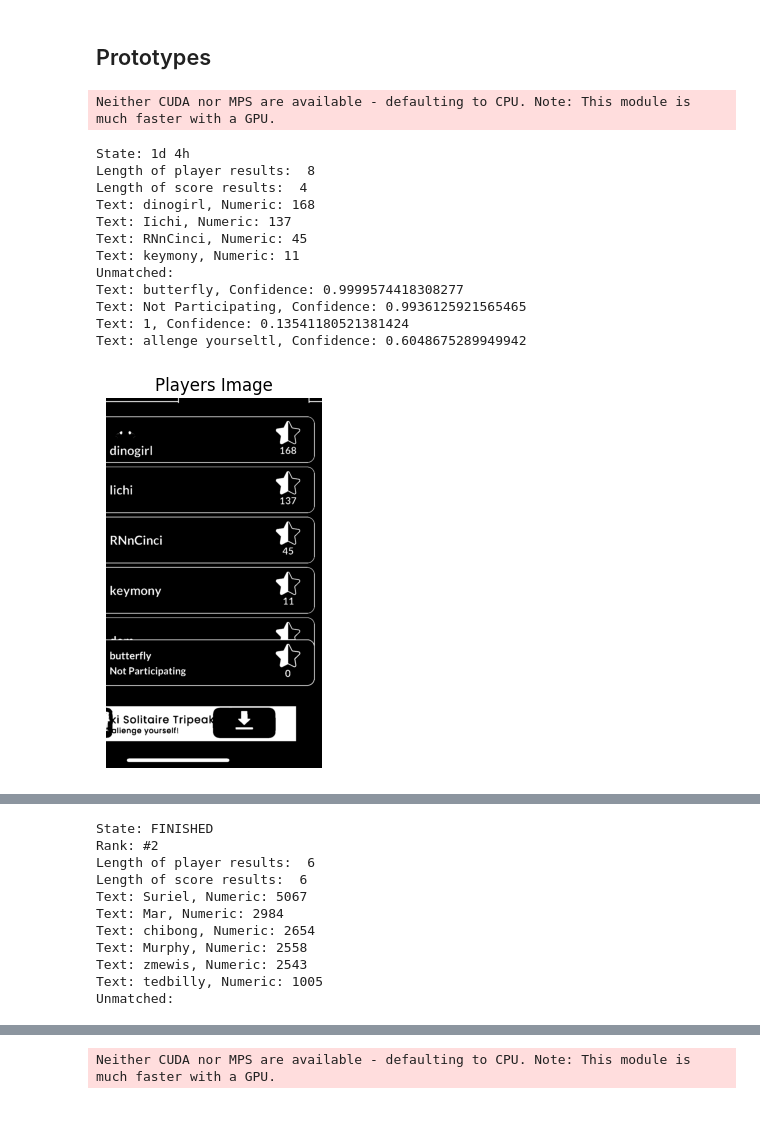
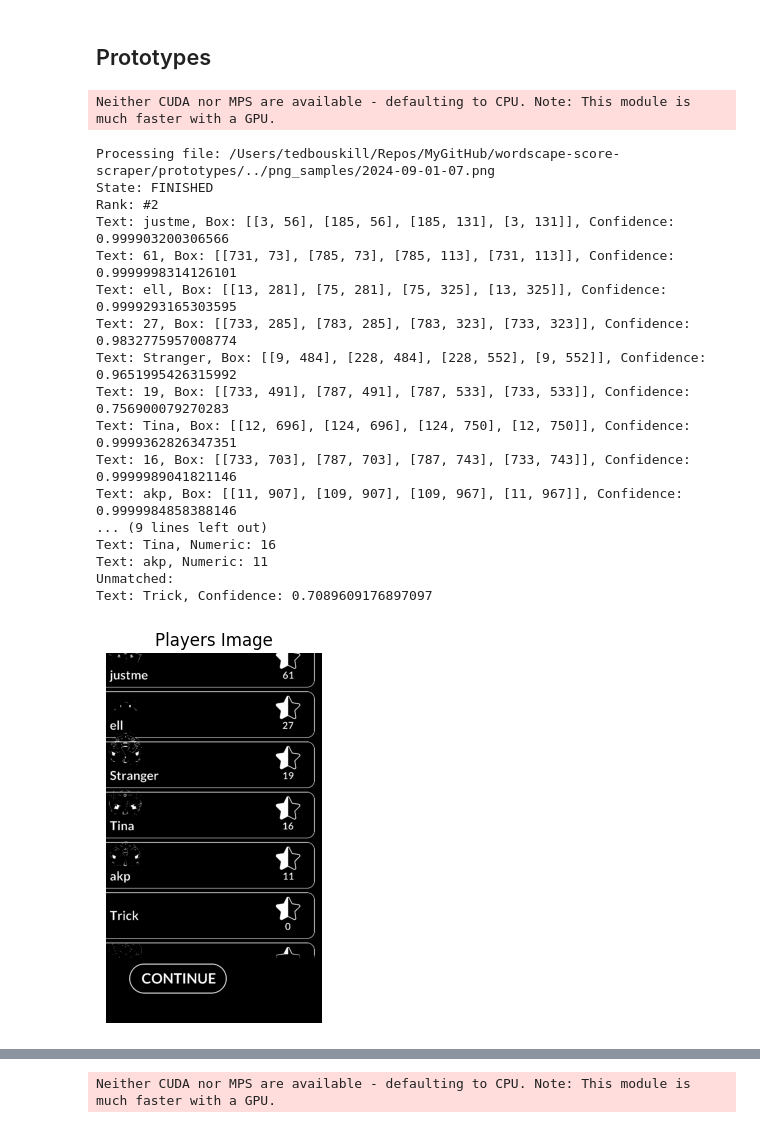
Before and after one commit to tedbouskill/wordscape-score-scraper, a Jupyter notebook: prototypes/ocr_easyocr.ipynb, the cells around one changed output, grey strips where cells are left out. Drawn from its saved outputs; the diff is of its cells as text; code cells hidden in the pictures.

Commit message:
Fine tuned results

```diff
--- a/prototypes/ocr_easyocr.ipynb
+++ b/prototypes/ocr_easyocr.ipynb
@@ -120,14 +113,17 @@ def convert_to_black_and_white(image: np.ndarray, threshold: int = 128) -> np.nd
 
     return binary
 
-def convert_non_white_to_black_opencv(image: np.ndarray, threshold=225) -> np.ndarray:
+def convert_non_white_to_black_opencv(image, threshold=200):
+    """
+    Convert non-white pixels to black in the given image using OpenCV.
+    """
     # Convert the image to grayscale
     gray = cv2.cvtColor(image, cv2.COLOR_BGR2GRAY)
 
-    # Create a mask where pixels above the threshold are considered white
+    # Create a mask for pixels that are above the threshold
     mask = gray > threshold
 
-    # Create an output image and set all pixels to black
+    # Create an output image with the same shape as the input image, initialized to black
     output = np.zeros_like(image)
 
     # Set the pixels that are above the threshold in the original image to white in the output image
@@ -188,9 +184,13 @@ import easyocr # type: ignore
 # Initialize EasyOCR
 reader = easyocr.Reader(['en'])
 
+min_score_x = 1200
+
 for img_file in files:
-    if "reduced" in img_file:
+    if "reduced" in img_file or "IMG" in img_file:
         continue
+
+    print(f"Processing file: {img_file}")
 
     img, new_height = resize_image_opencv(img_file)
 
@@ -227,16 +227,19 @@ for img_file in files:
     players_img = convert_non_white_to_black_opencv(players_img, 200)
     results = reader.readtext(players_img)
     for box, text, confidence in results:
-        #print(f"Box: {box}, Text: {text}, Confidence: {confidence}")
+        print(f"Text: {text}, Box: {box}, Confidence: {confidence}")
         # If the y is less than 100, then it is the player name
         if box[0][0] < 50:
             player_results.append((box, text, confidence))
 
-        if box[0][0] > 500 and StringHelpers.is_all_numeric(text):
+        if box[0][0] > 650 and StringHelpers.is_all_numeric(text):
+            if box[0][0] < min_score_x:
+                min_score_x = box[0][0]
             score_results.append((box, text, confidence))
 
     print("Length of player results: ", len(player_results))
     print("Length of score results: ", len(score_results))
+    print("Min score x: ", min_score_x)
 
      # Match numeric values with text values based on y-coordinate
     matches = []
@@ -246,7 +249,7 @@ for img_file in files:
         matched = False
         for num_box, num_text, num_confidence in score_results:
             num_y = num_box[0][1]  # y-coordinate of the top-left corner of the numeric box
-            if 0 < abs(num_y - text_y) < 100:
+            if 0 < abs(num_y - text_y) < 65:
                 matches.append((text, num_text))
                 matched = True
                 break
@@ -263,42 +266,47 @@ for img_file in files:
         print(f"Text: {text}, Confidence: {confidence}")
 
     display_image_opencv(players_img, title="Players Image")
 
     #with img.crop((40, 1000, 150, new_height)) as ranks_img:
     #    tmp_ranks_imag_path = "temp_ranks_image.png"
     #    ranks_img.save(tmp_ranks_imag_path)
     #    results = reader.readtext(tmp_ranks_imag_path)
     #    for box, text, confidence in results:
     #        print(f"Box: {box}, Text: {text}, Confidence: {confidence}")
     #    #display_image(ranks_img, title="Ranks Image")
     #    os.remove(tmp_ranks_imag_path)
 
     #with img.crop((300, 1050, 1200, new_height)) as players_img:
     #    players_img = convert_non_white_to_black(players_img)
     #    tmp_players_imag_path = "temp_players_image.png"
     #    players_img.save(tmp_players_imag_path)
     #    players_results = reader.readtext(tmp_players_imag_path)
     #    for box, text, confidence in players_results:
     #        print(f"Box: {box}, Text: {text}, Confidence: {confidence}")
     #    #print(f"Players: {players_text}")
     #    display_image(players_img, title="Players Image")
 
     #scores_img = img.crop((980, 1050, 1150, new_height))
     #display_image(scores_img, title="Scores Image")
 
     print()
 # %% [output]
 Neither CUDA nor MPS are available - defaulting to CPU. Note: This module is much faster with a GPU.
-State: 1d 4h
-Length of player results:  8
-Length of score results:  4
-Text: dinogirl, Numeric: 168
-Text: Iichi, Numeric: 137
-Text: RNnCinci, Numeric: 45
-Text: keymony, Numeric: 11
+Processing file: /Users/tedbouskill/Repos/MyGitHub/wordscape-score-scraper/prototypes/../png_samples/2024-09-01-07.png
+State: FINISHED
+Rank: #2
+Text: justme, Box: [[3, 56], [185, 56], [185, 131], [3, 131]], Confidence: 0.999903200306566
+Text: 61, Box: [[731, 73], [785, 73], [785, 113], [731, 113]], Confidence: 0.9999998314126101
+Text: ell, Box: [[13, 281], [75, 281], [75, 325], [13, 325]], Confidence: 0.9999293165303595
+Text: 27, Box: [[733, 285], [783, 285], [783, 323], [733, 323]], Confidence: 0.9832775957008774
+Text: Stranger, Box: [[9, 484], [228, 484], [228, 552], [9, 552]], Confidence: 0.9651995426315992
+Text: 19, Box: [[733, 491], [787, 491], [787, 533], [733, 533]], Confidence: 0.756900079270283
+Text: Tina, Box: [[12, 696], [124, 696], [124, 750], [12, 750]], Confidence: 0.9999362826347351
+Text: 16, Box: [[733, 703], [787, 703], [787, 743], [733, 743]], Confidence: 0.9999989041821146
+Text: akp, Box: [[11, 907], [109, 907], [109, 967], [11, 967]], Confidence: 0.9999984858388146
+... (9 lines left out)
+Text: Tina, Numeric: 16
+Text: akp, Numeric: 11
 Unmatched:
-Text: butterfly, Confidence: 0.9999574418308277
-Text: Not Participating, Confidence: 0.9936125921565465
-Text: 1, Confidence: 0.13541180521381424
-Text: allenge yourseltl, Confidence: 0.6048675289949942
+Text: Trick, Confidence: 0.7089609176897097
-[figure, old version]
+[figure, new version]
@@ -329,11 +348,0 @@ Unmatched:
-State: FINISHED
-Rank: #2
-Length of player results:  6
-Length of score results:  6
-Text: Suriel, Numeric: 5067
-Text: Mar, Numeric: 2984
-Text: chibong, Numeric: 2654
-Text: Murphy, Numeric: 2558
-Text: zmewis, Numeric: 2543
-Text: tedbilly, Numeric: 1005
-Unmatched:
```
Also changed, not shown: parts of 3 cells of this notebook, 1 other file.
